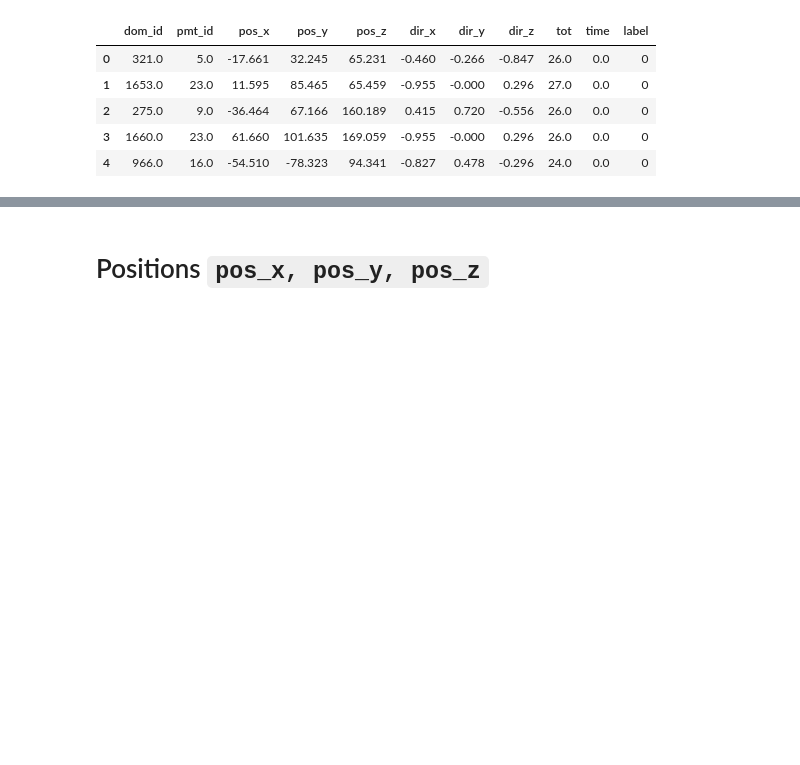
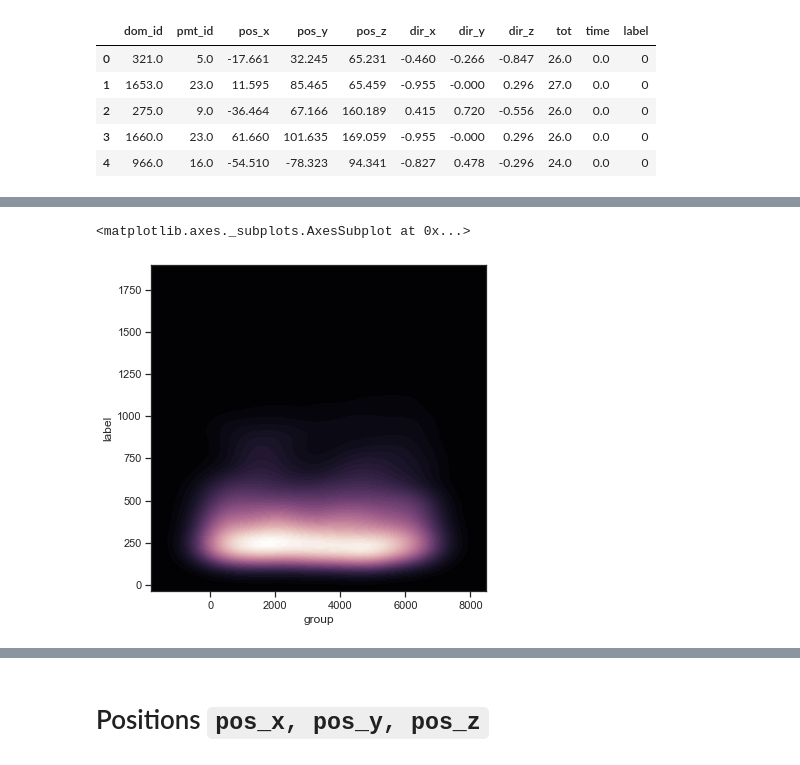
Before and after one commit to shrutirao94/km3net-neutrino-detection, a Jupyter notebook: notebooks/exploration.ipynb, the cells around one changed output, grey strips where cells are left out. Drawn from its saved outputs; the diff is of its cells as text; code cells hidden in the pictures; blank space fills up the shorter version.

```diff
--- a/notebooks/exploration.ipynb
+++ b/notebooks/exploration.ipynb
@@ -59,0 +169,7 @@ print("The noise:signal ratio is noted to be roughly {0}:{1}".format(round(noise
+# %%
+f, ax = plt.subplots(figsize=(6, 6))
+cmap = sns.cubehelix_palette(as_cmap=True, dark=0, light=1, reverse=True)
+sns.kdeplot(df_only_hits[:1000].group, df_only_hits[:1000].label, cmap=cmap, n_levels=60, shade=True)
+# %% [output]
+<matplotlib.axes._subplots.AxesSubplot at 0x...>
+[figure, added]
```
Also changed, not shown: parts of 45 cells of this notebook.
